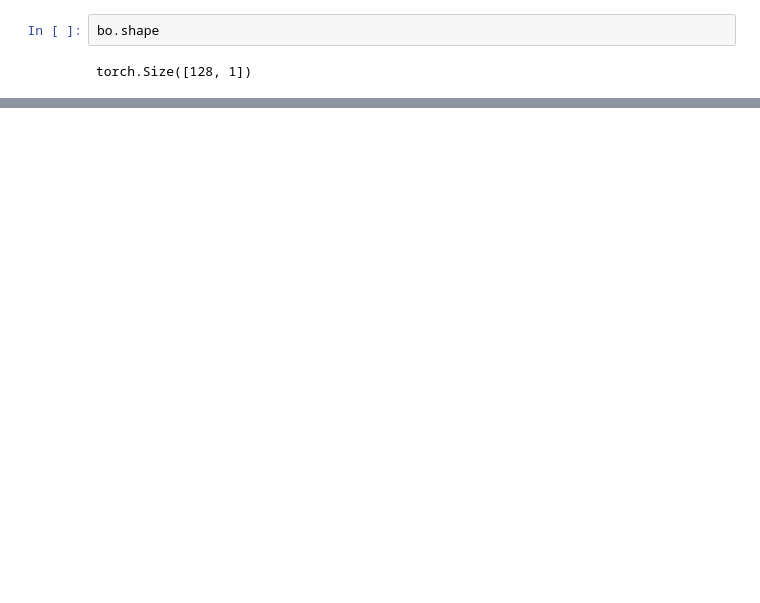
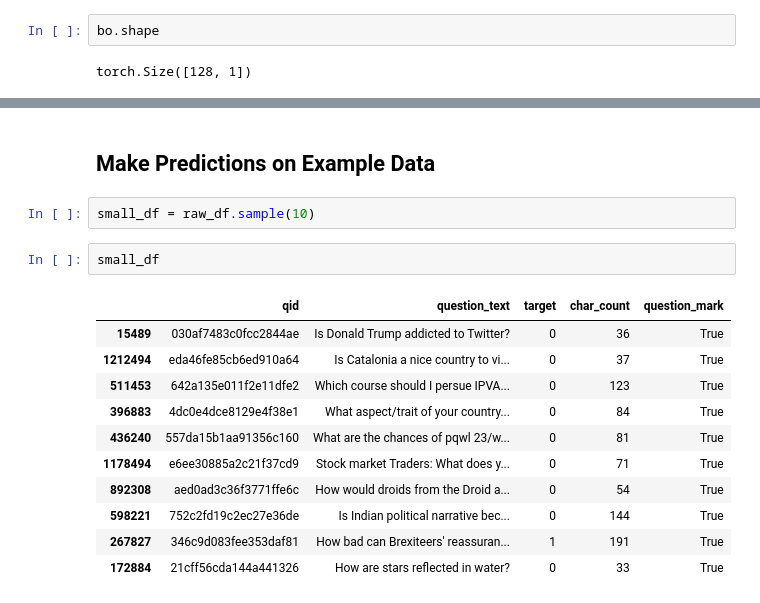
Before and after one commit to thugge254/Neural-Networks-and-Deep-Learning-with-PyTorch, a Jupyter notebook: Neural_Networks_and_Deep_Learning.ipynb, the cells around one changed output, grey strips where cells are left out. Saved outputs shown, nothing was run; the diff lists cells and outputs as text; blank space fills up the shorter version.

```diff
--- a/Neural_Networks_and_Deep_Learning.ipynb
+++ b/Neural_Networks_and_Deep_Learning.ipynb
@@ -631,0 +799,18 @@ torch.Size([128, 1])
+# %% [markdown]
+## Make Predictions on Example Data
+# %%
+small_df = raw_df.sample(10)
+# %%
+small_df
+# %% [output]
+|  | qid | question_text | target | char_count | question_mark |
+| 15489 | 030af7483c0fcc2844ae | Is Donald Trump addicted to Twitter? | 0 | 36 | True |
+| 1212494 | eda46fe85cb6ed910a64 | Is Catalonia a nice country to vi... | 0 | 37 | True |
+| 511453 | 642a135e011f2e11dfe2 | Which course should I persue IPVA... | 0 | 123 | True |
+| 396883 | 4dc0e4dce8129e4f38e1 | What aspect/trait of your country... | 0 | 84 | True |
+| 436240 | 557da15b1aa91356c160 | What are the chances of pqwl 23/w... | 0 | 81 | True |
+| 1178494 | e6ee30885a2c21f37cd9 | Stock market Traders: What does y... | 0 | 71 | True |
+| 892308 | aed0ad3c36f3771ffe6c | How would droids from the Droid a... | 0 | 54 | True |
+| 598221 | 752c2fd19c2ec27e36de | Is Indian political narrative bec... | 0 | 144 | True |
+| 267827 | 346c9d083fee353daf81 | How bad can Brexiteers' reassuran... | 1 | 191 | True |
+| 172884 | 21cff56cda144a441326 | How are stars reflected in water? | 0 | 33 | True |
```
Also changed, not shown: parts of 49 cells of this notebook.
